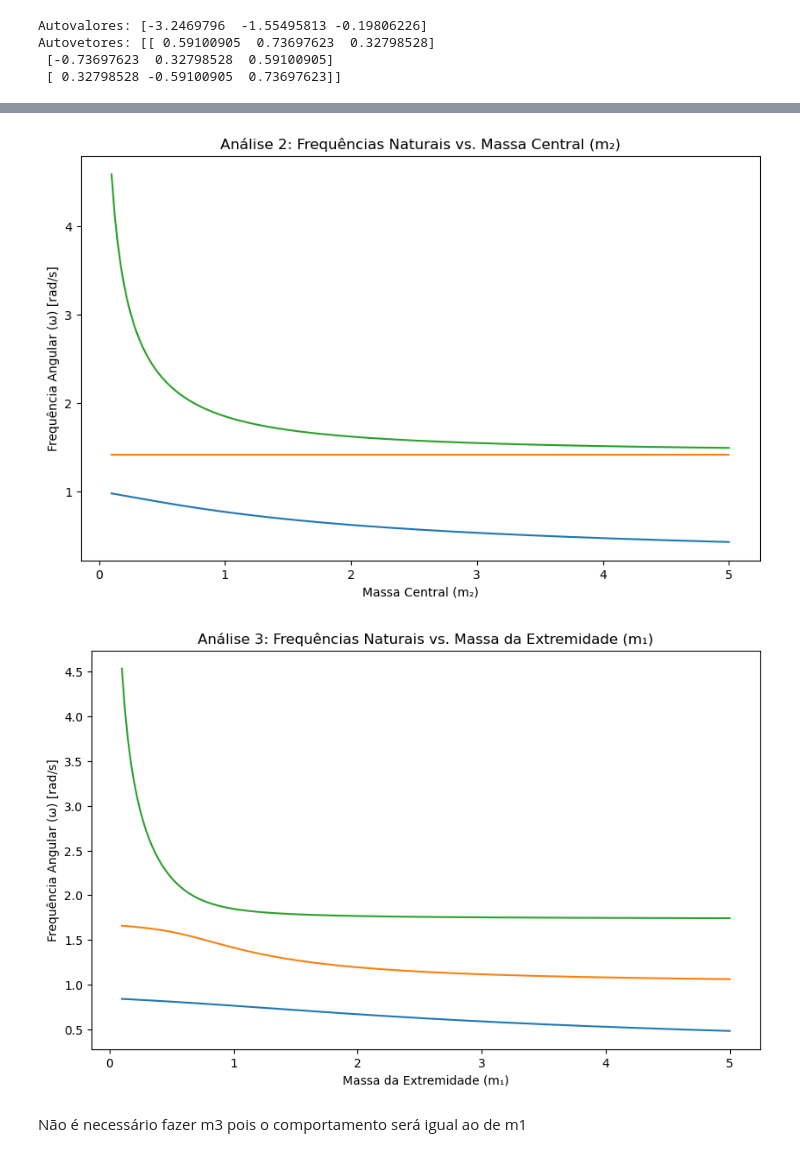
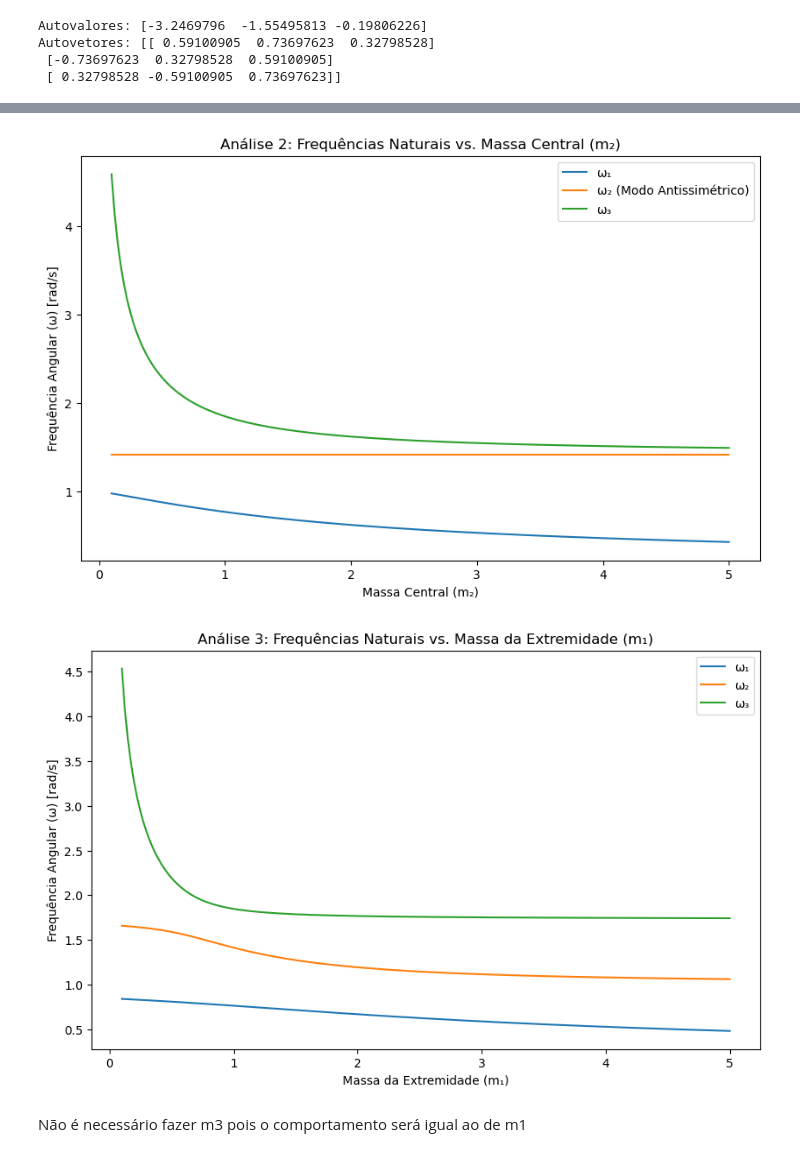
Before and after one commit to LuizDaniel-2/ATV4_FisComp, a Jupyter notebook: ATV4.ipynb, the cells around one changed output, grey strips where cells are left out. Cells and saved outputs as stored; diff of their text form; code cells hidden in the pictures.

```diff
--- a/ATV4.ipynb
+++ b/ATV4.ipynb
@@ -270,34 +271,35 @@ for m2 in massa_central_range:
 
     # Matriz de Rigidez K (a mesma de antes)
     K = k * np.array([
         [ 2, -1,  0],
         [-1,  2, -1],
         [ 0, -1,  2]
     ])
 
     # Resolve o sistema da mesma forma
     M_inv = np.linalg.inv(M)
     sistema = np.dot(M_inv, K)
     autovalores_quadrados, _ = eig(sistema)
 
     # Ordena e calcula as frequências
     omegas = np.sqrt(np.sort(autovalores_quadrados))
 
     omegas_1_cenario2.append(omegas[0])
     omegas_2_cenario2.append(omegas[1])
     omegas_3_cenario2.append(omegas[2])
 
 # Gráfico da Análise 2
 plt.figure(figsize=(10, 6))
 plt.plot(massa_central_range, omegas_1_cenario2, label='ω₁')
 plt.plot(massa_central_range, omegas_2_cenario2, label='ω₂ (Modo Antissimétrico)')
 plt.plot(massa_central_range, omegas_3_cenario2, label='ω₃')
 plt.title('Análise 2: Frequências Naturais vs. Massa Central (m₂)')
 plt.xlabel('Massa Central (m₂)')
 plt.ylabel('Frequência Angular (ω) [rad/s]')
+plt.legend()
 plt.show()
 # %% [output]
-[figure, old version]
+[figure, new version]
 # %%
 import numpy as np
 import matplotlib.pyplot as plt
@@ -345,9 +347,10 @@ plt.plot(massa_m1_range, omegas_3_cenario3, label='ω₃')
 plt.title('Análise 3: Frequências Naturais vs. Massa da Extremidade (m₁)')
 plt.xlabel('Massa da Extremidade (m₁)')
 plt.ylabel('Frequência Angular (ω) [rad/s]')
+plt.legend()
 plt.show()
 # %% [output]
-[figure, old version]
+[figure, new version]
 # %% [markdown]
 Não é necessário fazer m3 pois o comportamento será igual ao de m1
 # %% [markdown]
```
Also changed, not shown: parts of 10 cells of this notebook, 1 other file.
